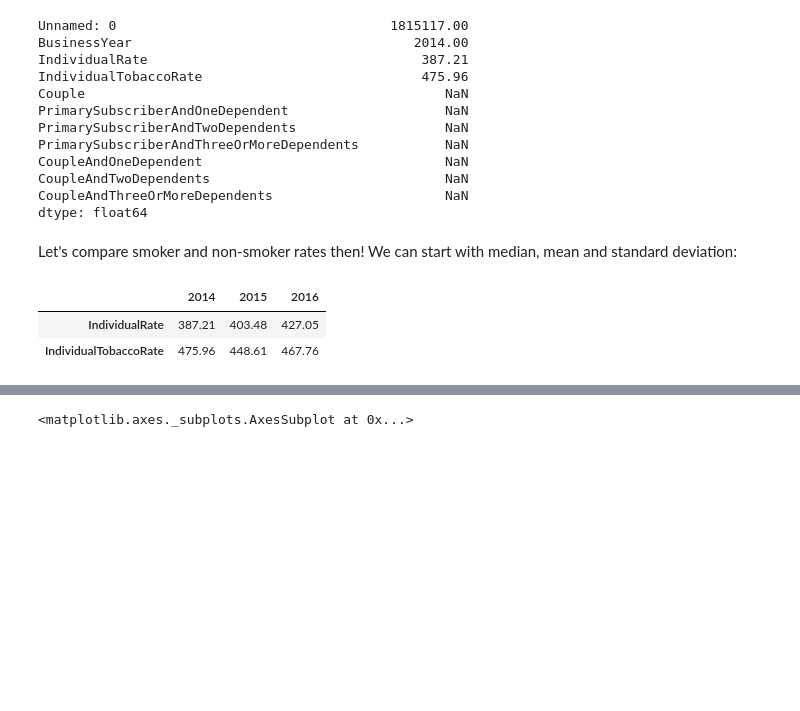
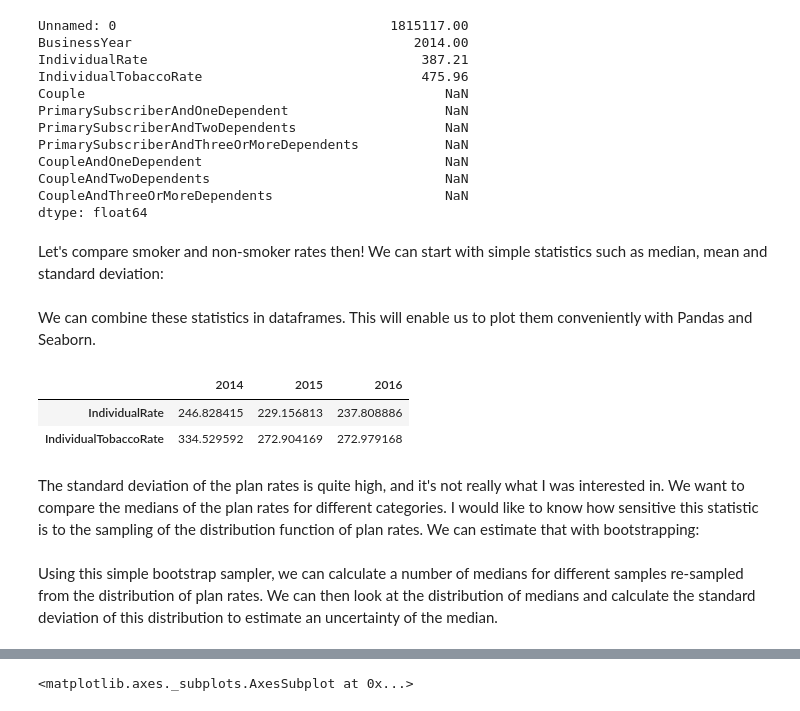
Before and after one commit to ahwkuepper/healthmarket, a Jupyter notebook: Health_data_set_pandas.ipynb, the cells around one changed output, grey strips where cells are left out. Saved outputs shown, nothing was run; the diff lists cells and outputs as text; code cells hidden in the pictures; blank space fills up the shorter version.

```diff
--- a/Health_data_set_pandas.ipynb
+++ b/Health_data_set_pandas.ipynb
@@ -717,7 +723,7 @@ CoupleAndTwoDependents                              NaN
 CoupleAndThreeOrMoreDependents                      NaN
 dtype: float64
 # %% [markdown]
-Let's compare smoker and non-smoker rates then! We can start with median, mean and standard deviation:
+Let's compare smoker and non-smoker rates then! We can start with simple statistics such as median, mean and standard deviation:
 # %%
 dfmedian2014 = df2014[['IndividualRate','IndividualTobaccoRate']].median(numeric_only=True)
 dfmedian2015 = df2015[['IndividualRate','IndividualTobaccoRate']].median(numeric_only=True)
@@ -728,15 +734,19 @@ dfmean2016 = df2016[['IndividualRate','IndividualTobaccoRate']].mean(numeric_onl
 dfstd2014 = df2014[['IndividualRate','IndividualTobaccoRate']].std(numeric_only=True)
 dfstd2015 = df2015[['IndividualRate','IndividualTobaccoRate']].std(numeric_only=True)
 dfstd2016 = df2016[['IndividualRate','IndividualTobaccoRate']].std(numeric_only=True)
+# %% [markdown]
+We can combine these statistics in dataframes. This will enable us to plot them conveniently with Pandas and Seaborn.
 # %%
 dfmedians = pd.concat([dfmedian2014,dfmedian2015,dfmedian2016], keys=['2014', '2015', '2016'], axis=1)
 dfmeans = pd.concat([dfmean2014,dfmean2015,dfmean2016], keys=['2014', '2015', '2016'], axis=1)
 dfstd = pd.concat([dfstd2014,dfstd2015,dfstd2016], keys=['2014', '2015', '2016'], axis=1)
-dfmedians
+dfstd
 # %% [output]
 |  | 2014 | 2015 | 2016 |
-| IndividualRate | 387.21 | 403.48 | 427.05 |
-| IndividualTobaccoRate | 475.96 | 448.61 | 467.76 |
+| IndividualRate | 246.828415 | 229.156813 | 237.808886 |
+| IndividualTobaccoRate | 334.529592 | 272.904169 | 272.979168 |
+# %% [markdown]
+The standard deviation of the plan rates is quite high, and it's not really what I was interested in. We want to compare the medians of the plan rates for different categories. I would like to know how sensitive this statistic is to the sampling of the distribution function of plan rates. We can estimate that with bootstrapping:
 # %%
 def bootstrap_resample(X, n=None):
     """ Bootstrap resample an array_like
@@ -759,4 +769,6 @@ def bootstrap_resample(X, n=None):
     resample_i = np.floor(np.random.rand(n)*len(X)).astype(int)
     X_resample = np.array(X[resample_i])
     return X_resample
+# %% [markdown]
+Using this simple bootstrap sampler, we can calculate a number of medians for different samples re-sampled from the distribution of plan rates. We can then look at the distribution of medians and calculate the standard deviation of this distribution to estimate an uncertainty of the median.
 # %%
```
Also changed, not shown: parts of 59 cells of this notebook.
